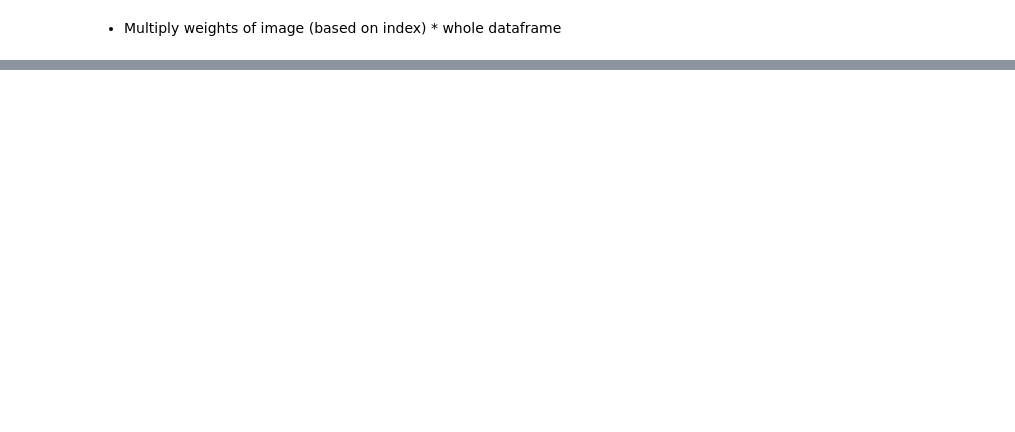
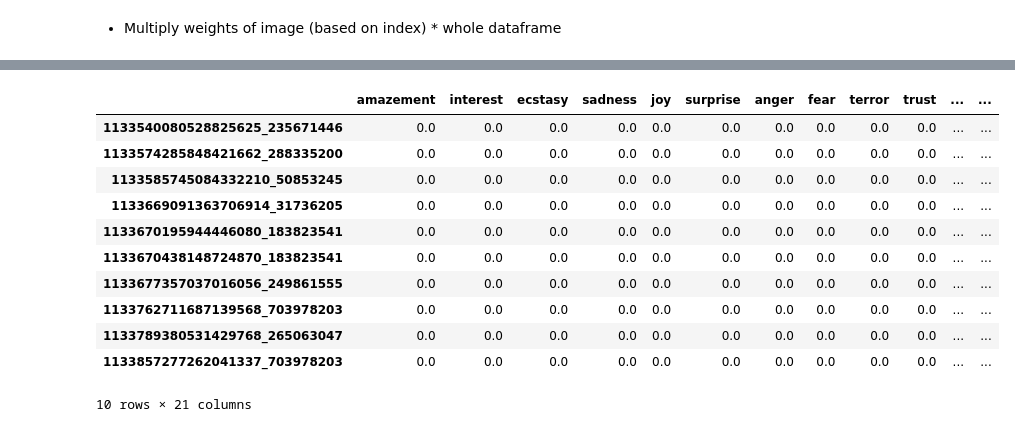
Before and after one commit to taxipapak/Marketing_Case, a Jupyter notebook: ANP feature engineering.ipynb, the cells around one changed output, grey strips where cells are left out. Cells and saved outputs as stored; diff of their text form; code cells hidden in the pictures; blank space fills up the shorter version.

```diff
--- a/ANP feature engineering.ipynb
+++ b/ANP feature engineering.ipynb
@@ -399,0 +310,15 @@ anp_final.apply(lambda x: x*2)
+# %%
+anp_final_weighted.head(10)
+# %% [output]
+|  | amazement | interest | ecstasy | sadness | joy | surprise | anger | fear | terror | trust | ... | ... |
+| 1133540080528825625_235671446 | 0.0 | 0.0 | 0.0 | 0.0 | 0.0 | 0.0 | 0.0 | 0.0 | 0.0 | 0.0 | ... | ... |
+| 1133574285848421662_288335200 | 0.0 | 0.0 | 0.0 | 0.0 | 0.0 | 0.0 | 0.0 | 0.0 | 0.0 | 0.0 | ... | ... |
+| 1133585745084332210_50853245 | 0.0 | 0.0 | 0.0 | 0.0 | 0.0 | 0.0 | 0.0 | 0.0 | 0.0 | 0.0 | ... | ... |
+| 1133669091363706914_31736205 | 0.0 | 0.0 | 0.0 | 0.0 | 0.0 | 0.0 | 0.0 | 0.0 | 0.0 | 0.0 | ... | ... |
+| 1133670195944446080_183823541 | 0.0 | 0.0 | 0.0 | 0.0 | 0.0 | 0.0 | 0.0 | 0.0 | 0.0 | 0.0 | ... | ... |
+| 1133670438148724870_183823541 | 0.0 | 0.0 | 0.0 | 0.0 | 0.0 | 0.0 | 0.0 | 0.0 | 0.0 | 0.0 | ... | ... |
+| 1133677357037016056_249861555 | 0.0 | 0.0 | 0.0 | 0.0 | 0.0 | 0.0 | 0.0 | 0.0 | 0.0 | 0.0 | ... | ... |
+| 1133762711687139568_703978203 | 0.0 | 0.0 | 0.0 | 0.0 | 0.0 | 0.0 | 0.0 | 0.0 | 0.0 | 0.0 | ... | ... |
+| 1133789380531429768_265063047 | 0.0 | 0.0 | 0.0 | 0.0 | 0.0 | 0.0 | 0.0 | 0.0 | 0.0 | 0.0 | ... | ... |
+| 1133857277262041337_703978203 | 0.0 | 0.0 | 0.0 | 0.0 | 0.0 | 0.0 | 0.0 | 0.0 | 0.0 | 0.0 | ... | ... |
+10 rows × 21 columns
```
Also changed, not shown: parts of 19 cells of this notebook.
